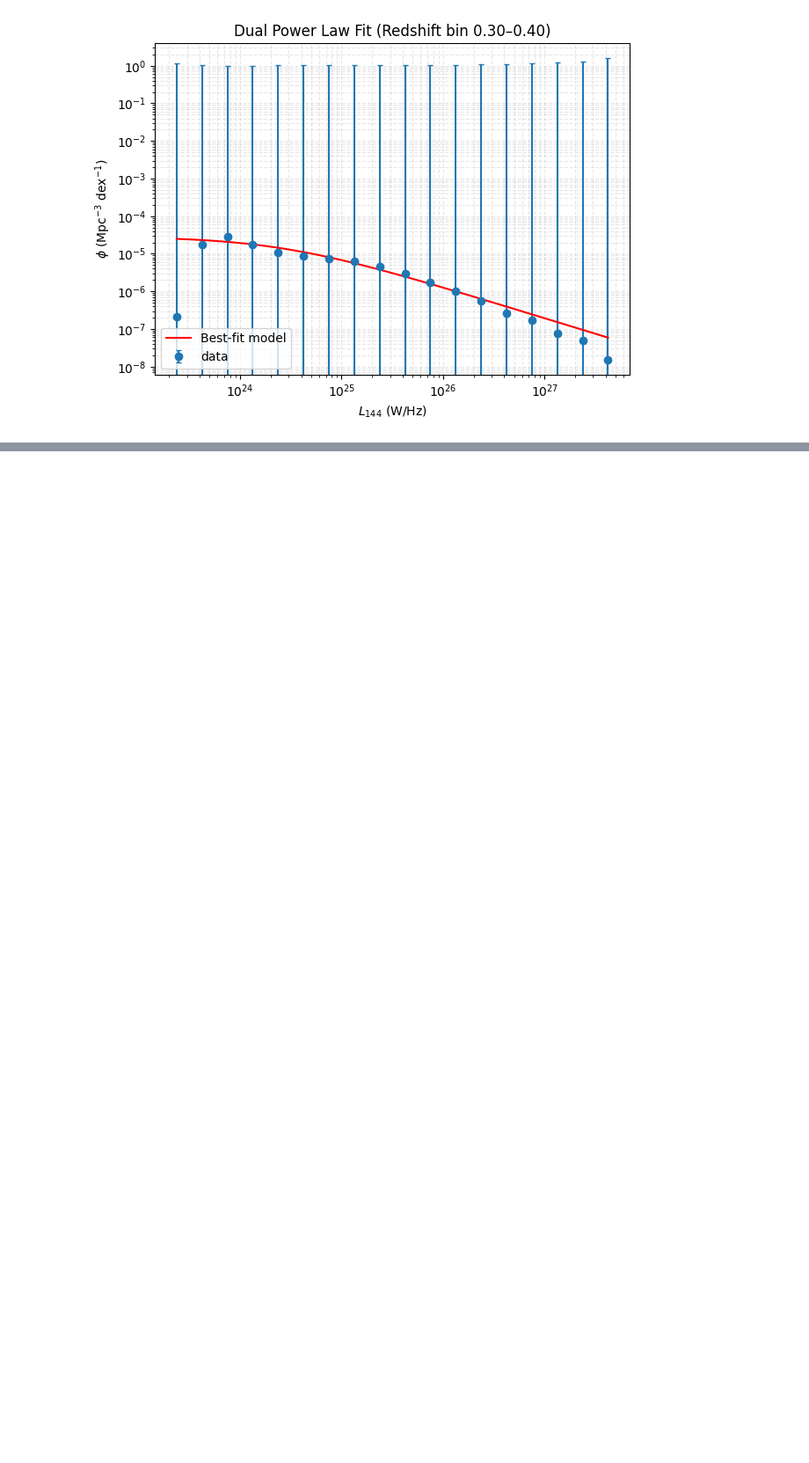
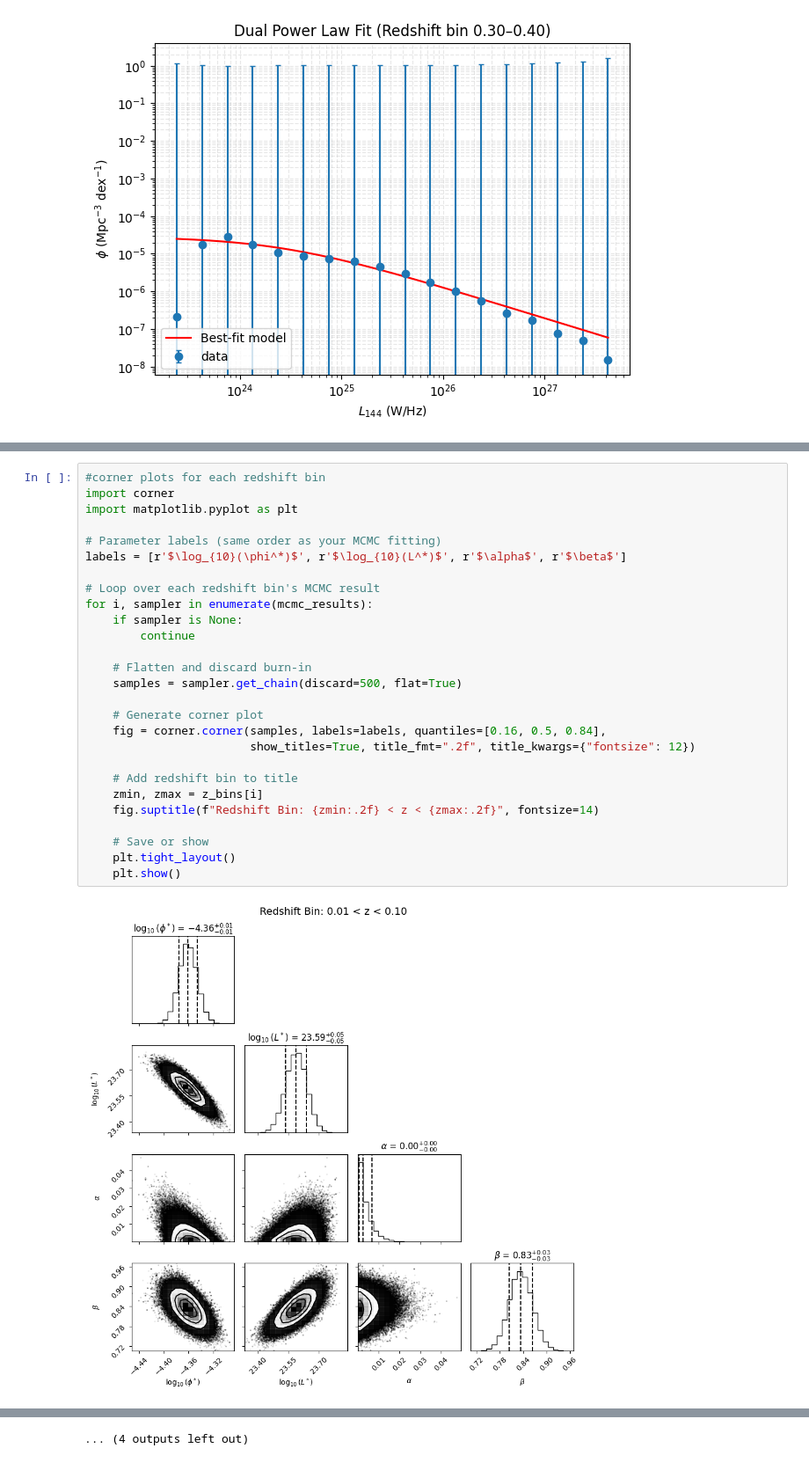
Before and after one commit to Aswin-Neel/lotss-dr2-agn-analysis, a Jupyter notebook: notebooks/01-explore-catalog.ipynb, the cells around one changed output, grey strips where cells are left out. Shown at 88% size. Drawn from its saved outputs; the diff is of its cells as text; blank space fills up the shorter version.

```diff
--- a/notebooks/01-explore-catalog.ipynb
+++ b/notebooks/01-explore-catalog.ipynb
@@ -420,0 +560,29 @@ WARNING:root:Too few points to create valid contours
+# %%
+#corner plots for each redshift bin
+import corner
+import matplotlib.pyplot as plt
+
+# Parameter labels (same order as your MCMC fitting)
+labels = [r'$\log_{10}(\phi^*)$', r'$\log_{10}(L^*)$', r'$\alpha$', r'$\beta$']
+
+# Loop over each redshift bin's MCMC result
+for i, sampler in enumerate(mcmc_results):
+    if sampler is None:
+        continue
+
+    # Flatten and discard burn-in
+    samples = sampler.get_chain(discard=500, flat=True)
+
+    # Generate corner plot
+    fig = corner.corner(samples, labels=labels, quantiles=[0.16, 0.5, 0.84],
+                        show_titles=True, title_fmt=".2f", title_kwargs={"fontsize": 12})
+
+    # Add redshift bin to title
+    zmin, zmax = z_bins[i]
+    fig.suptitle(f"Redshift Bin: {zmin:.2f} < z < {zmax:.2f}", fontsize=14)
+
+    # Save or show
+    plt.tight_layout()
+    plt.show()
+# %% [output]
+[figure, added]
@@ -420,0 +615 @@ WARNING:root:Too few points to create valid contours
+... (4 outputs left out)
```
Also changed, not shown: parts of 5 cells of this notebook.
